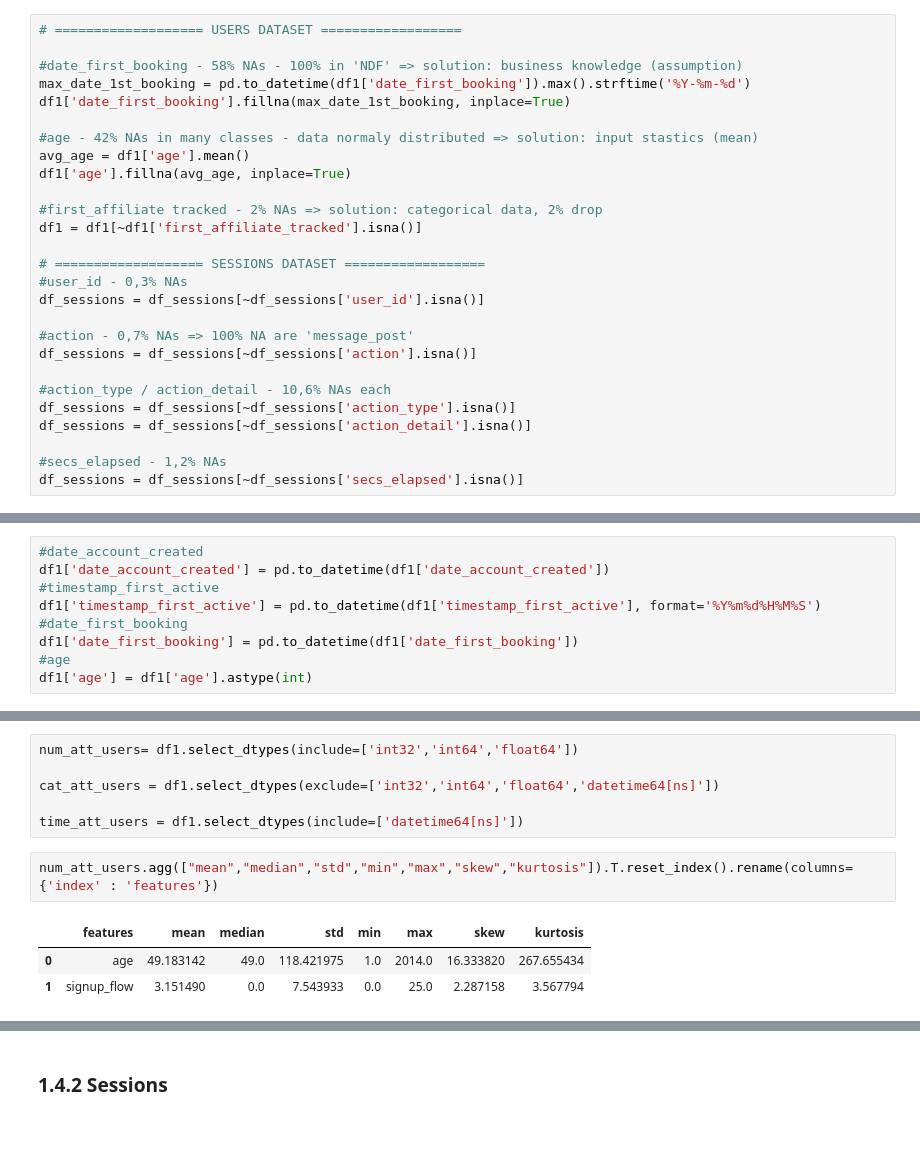
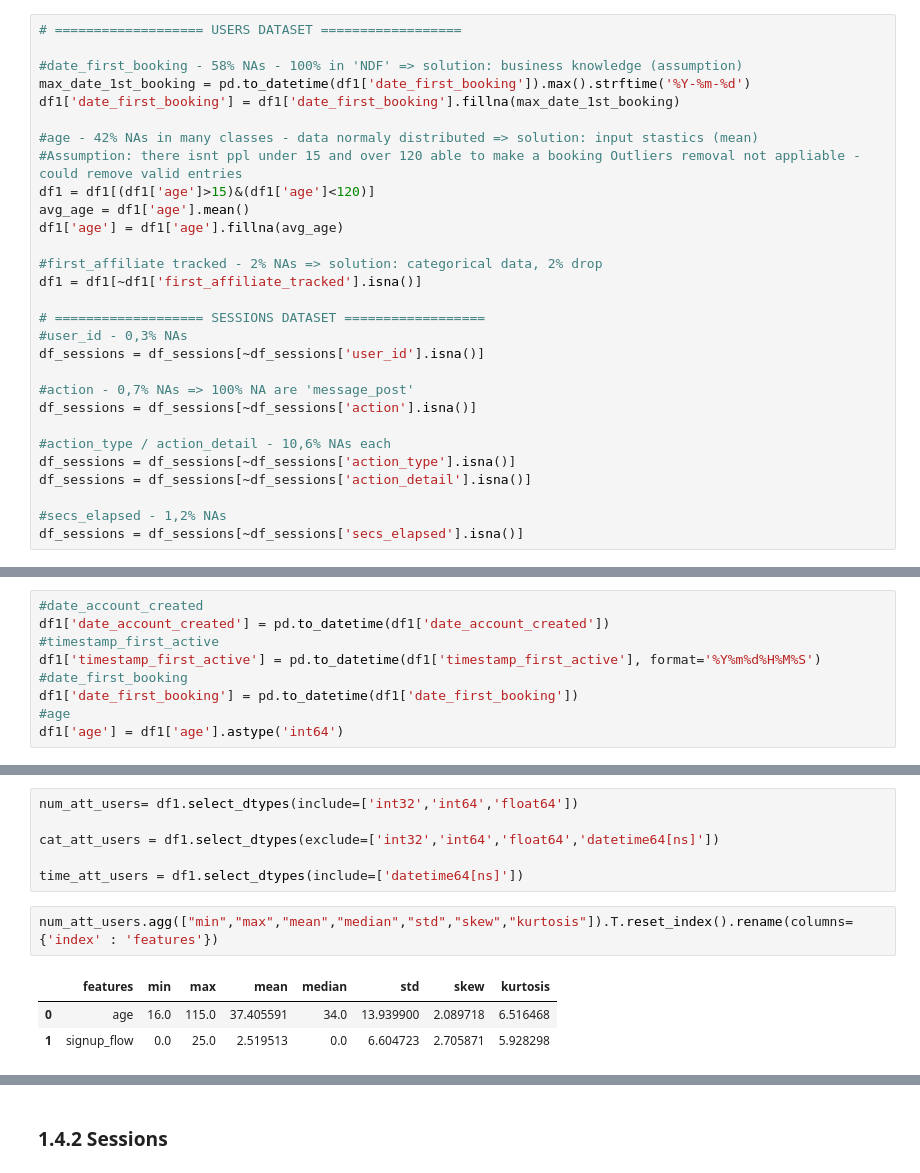
Before and after one commit to marcosbertochi/airbnbpredictfirstbooking, a Jupyter notebook: airbnb-predict-1st-booking-v2.ipynb, the cells around one changed output, grey strips where cells are left out. Saved outputs shown, nothing was run; the diff lists cells and outputs as text; blank space fills up the shorter version.

```diff
--- a/airbnb-predict-1st-booking-v2.ipynb
+++ b/airbnb-predict-1st-booking-v2.ipynb
@@ -180,11 +193,13 @@ dtype: float64
 
 #date_first_booking - 58% NAs - 100% in 'NDF' => solution: business knowledge (assumption)
 max_date_1st_booking = pd.to_datetime(df1['date_first_booking']).max().strftime('%Y-%m-%d')
-df1['date_first_booking'].fillna(max_date_1st_booking, inplace=True)
+df1['date_first_booking'] = df1['date_first_booking'].fillna(max_date_1st_booking)
 
 #age - 42% NAs in many classes - data normaly distributed => solution: input stastics (mean)
+#Assumption: there isnt ppl under 15 and over 120 able to make a booking Outliers removal not appliable - could remove valid entries
+df1 = df1[(df1['age']>15)&(df1['age']<120)]
 avg_age = df1['age'].mean()
-df1['age'].fillna(avg_age, inplace=True)
+df1['age'] = df1['age'].fillna(avg_age)
 
 #first_affiliate tracked - 2% NAs => solution: categorical data, 2% drop
 df1 = df1[~df1['first_affiliate_tracked'].isna()]
@@ -266,7 +281,7 @@ df1['timestamp_first_active'] = pd.to_datetime(df1['timestamp_first_active'], fo
 #date_first_booking
 df1['date_first_booking'] = pd.to_datetime(df1['date_first_booking'])
 #age
-df1['age'] = df1['age'].astype(int)
+df1['age'] = df1['age'].astype('int64')
 # %%
 df1.dtypes
 # %% [output]
@@ -316,9 +332,9 @@ cat_att_users = df1.select_dtypes(exclude=['int32','int64','float64','datetime64
 
 time_att_users = df1.select_dtypes(include=['datetime64[ns]'])
 # %%
-num_att_users.agg(["mean","median","std","min","max","skew","kurtosis"]).T.reset_index().rename(columns= {'index' : 'features'})
+num_att_users.agg(["min","max","mean","median","std","skew","kurtosis"]).T.reset_index().rename(columns= {'index' : 'features'})
 # %% [output]
-|  | features | mean | median | std | min | max | skew | kurtosis |
-| 0 | age | 49.183142 | 49.0 | 118.421975 | 1.0 | 2014.0 | 16.333820 | 267.655434 |
-| 1 | signup_flow | 3.151490 | 0.0 | 7.543933 | 0.0 | 25.0 | 2.287158 | 3.567794 |
+|  | features | min | max | mean | median | std | skew | kurtosis |
+| 0 | age | 16.0 | 115.0 | 37.405591 | 34.0 | 13.939900 | 2.089718 | 6.516468 |
+| 1 | signup_flow | 0.0 | 25.0 | 2.519513 | 0.0 | 6.604723 | 2.705871 | 5.928298 |
 # %%
```
Also changed, not shown: parts of 40 cells of this notebook.
